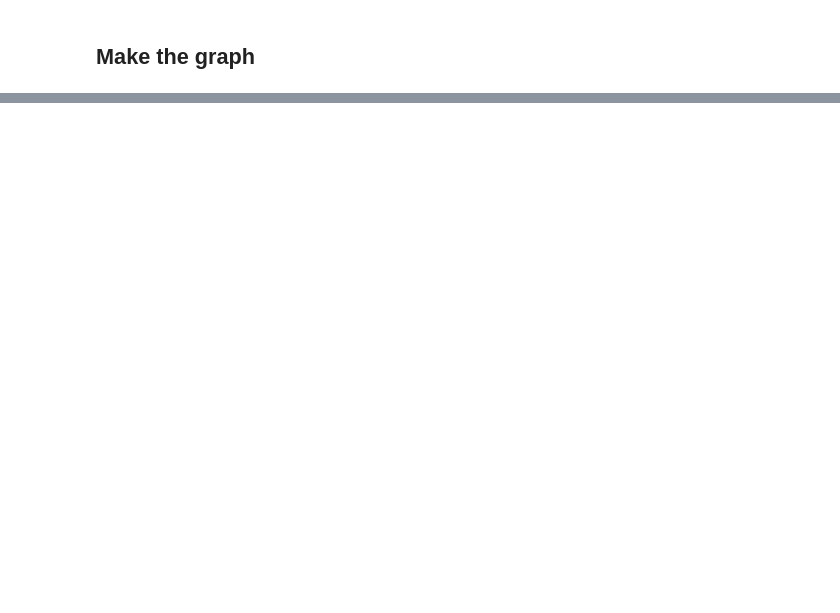
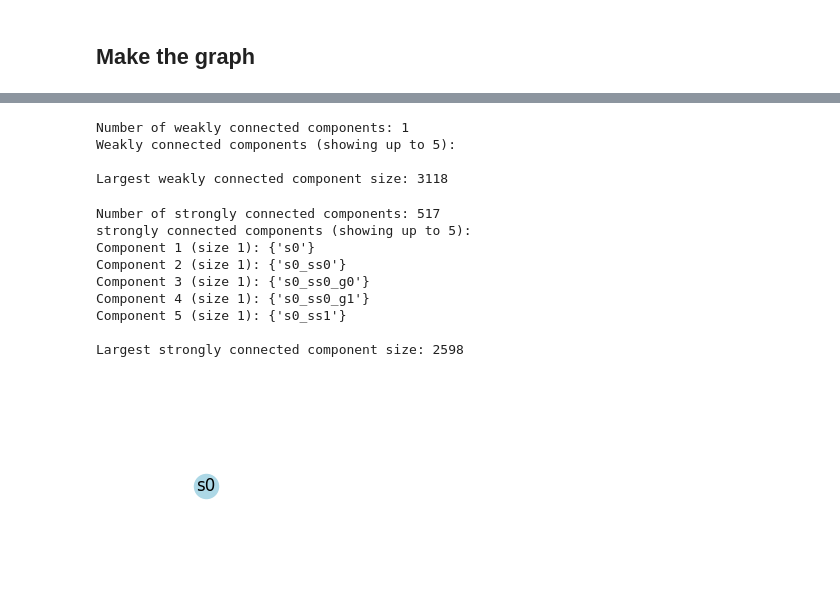
Before and after one commit to tpavankalyan/CurLL, a Jupyter notebook: src/data/dependency_graph.ipynb, the cells around one changed output, grey strips where cells are left out. Drawn from its saved outputs; the diff is of its cells as text; code cells hidden in the pictures; blank space fills up the shorter version.

```diff
--- a/src/data/dependency_graph.ipynb
+++ b/src/data/dependency_graph.ipynb
@@ -441,0 +807,49 @@ len(data[0]), len(data[1]), len(data[2]), len(data[3]), len(data[4]), len(data[5
+# %%
+
+# Get all weakly connected components
+wccs = list(nx.weakly_connected_components(G))
+
+print(f"Number of weakly connected components: {len(wccs)}")
+print("Weakly connected components (showing up to 5):")
+# for i, component in enumerate(wccs[:5]):
+#     print(f"Component {i+1} (size {len(component)}):", component)
+
+# (Optional) If you want to sort by size
+sorted_wccs = sorted(wccs, key=lambda x: len(x), reverse=True)
+print("\nLargest weakly connected component size:", len(sorted_wccs[0]))
+# %% [output]
+Number of weakly connected components: 1
+Weakly connected components (showing up to 5):
+
+Largest weakly connected component size: 3118
+# %%
+# Optional: visualization of a subgraph
+# Get all strongly connected components
+sccs = list(nx.strongly_connected_components(G))
+
+print(f"Number of strongly connected components: {len(sccs)}")
+print("strongly connected components (showing up to 5):")
+for i, component in enumerate(sccs[:5]):
+    print(f"Component {i+1} (size {len(component)}):", component)
+
+# (Optional) If you want to sort by size
+sorted_sccs = sorted(sccs, key=lambda x: len(x), reverse=True)
+print("\nLargest strongly connected component size:", len(sorted_sccs[0]))
+sample_nodes = sccs[0]
+subG = G.subgraph(sample_nodes)
+
+plt.figure(figsize=(2, 2))
+pos = nx.spring_layout(subG, seed=42)
+nx.draw(subG, pos, with_labels=True, node_size=300, node_color="lightblue", arrows=True)
+plt.show()
+# %% [output]
+Number of strongly connected components: 517
+strongly connected components (showing up to 5):
+Component 1 (size 1): {'s0'}
+Component 2 (size 1): {'s0_ss0'}
+Component 3 (size 1): {'s0_ss0_g0'}
+Component 4 (size 1): {'s0_ss0_g1'}
+Component 5 (size 1): {'s0_ss1'}
+
+Largest strongly connected component size: 2598
+[figure, added]
```
Also changed, not shown: parts of 58 cells of this notebook, 1 other file.
